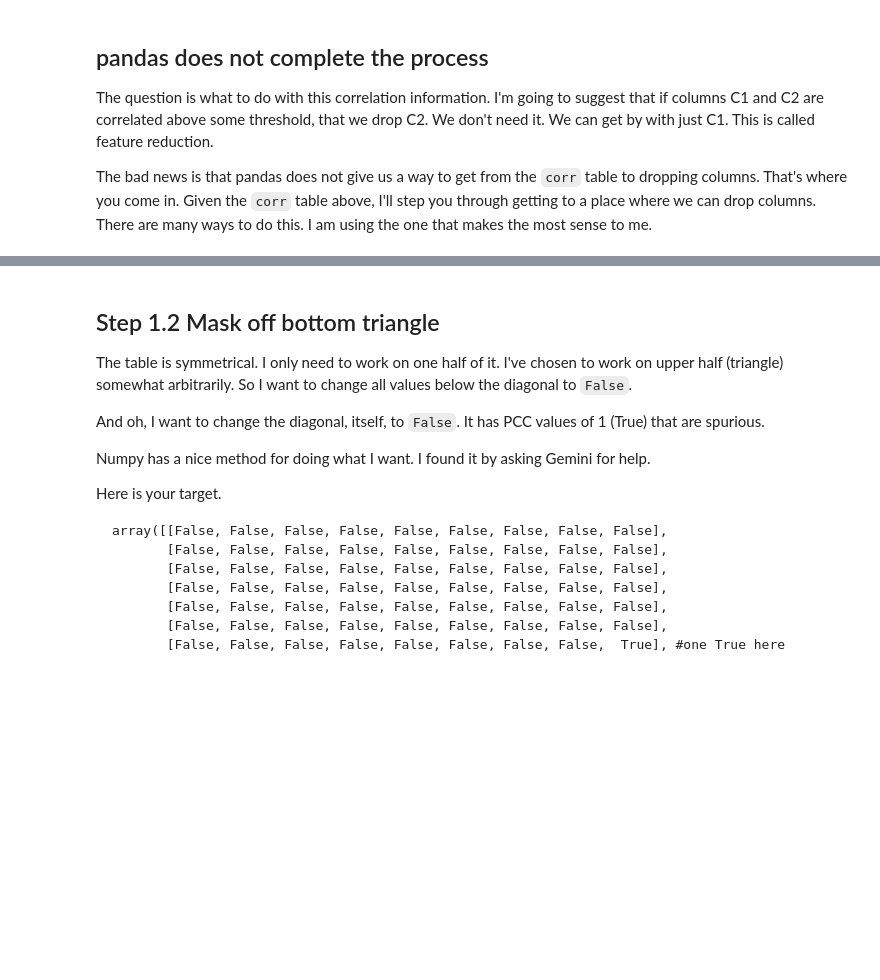
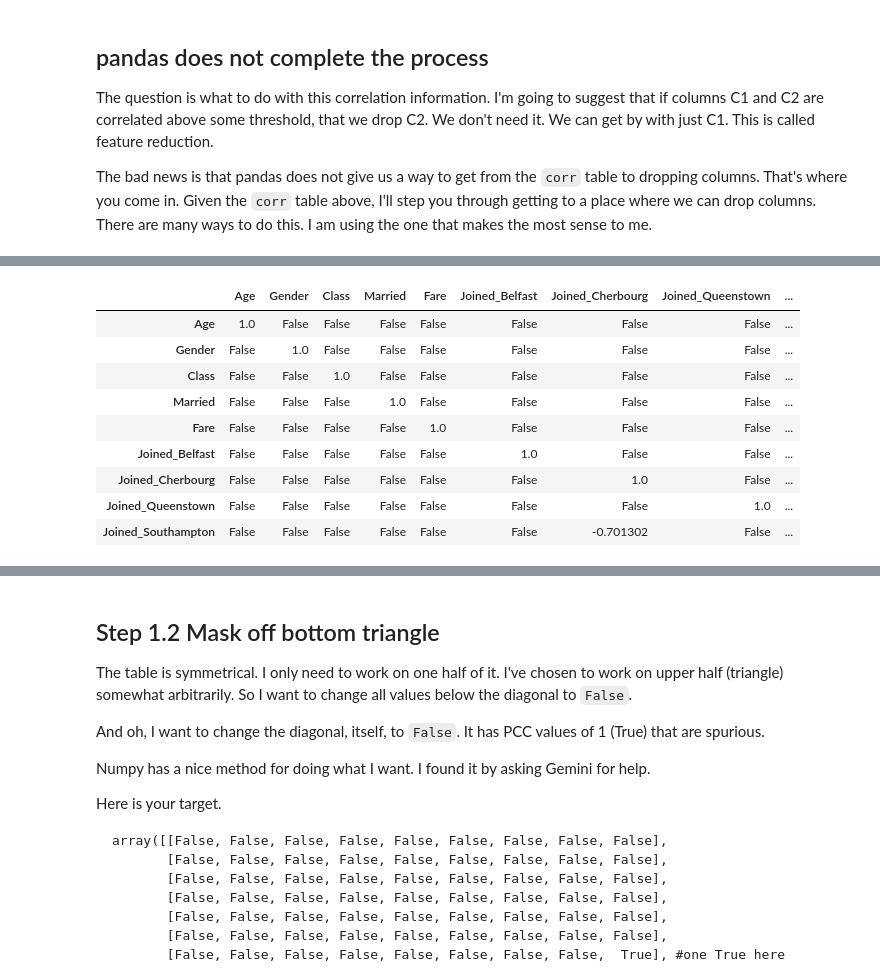
Before and after one commit to MarvNC/cs523, a Jupyter notebook: s25_chapter3_handout.ipynb, the cells around one changed output, grey strips where cells are left out. Drawn from its saved outputs; the diff is of its cells as text; code cells hidden in the pictures; blank space fills up the shorter version.

```diff
--- a/s25_chapter3_handout.ipynb
+++ b/s25_chapter3_handout.ipynb
@@ -209,10 +258,21 @@ threshold = .4
 # %%
 # Hint: there is a way to create a new table with only absolute values. No loops needed.
 #And there is a way to create a True/False table based on a condition. No loops needed.
 #And you can do it in one line if you feel brave!
 
-masked_df =
+masked_df = df_corr.mask(df_corr < threshold, other=False)
 masked_df
+# %% [output]
+|  | Age | Gender | Class | Married | Fare | Joined_Belfast | Joined_Cherbourg | Joined_Queenstown | ... |
+| Age | 1.0 | False | False | False | False | False | False | False | ... |
+| Gender | False | 1.0 | False | False | False | False | False | False | ... |
+| Class | False | False | 1.0 | False | False | False | False | False | ... |
+| Married | False | False | False | 1.0 | False | False | False | False | ... |
+| Fare | False | False | False | False | 1.0 | False | False | False | ... |
+| Joined_Belfast | False | False | False | False | False | 1.0 | False | False | ... |
+| Joined_Cherbourg | False | False | False | False | False | False | 1.0 | False | ... |
+| Joined_Queenstown | False | False | False | False | False | False | False | 1.0 | ... |
+| Joined_Southampton | False | False | False | False | False | False | -0.701302 | False | ... |
 # %% [markdown]
 ### What I get
 
```
Also changed, not shown: parts of 6 cells of this notebook, 1 other file.
